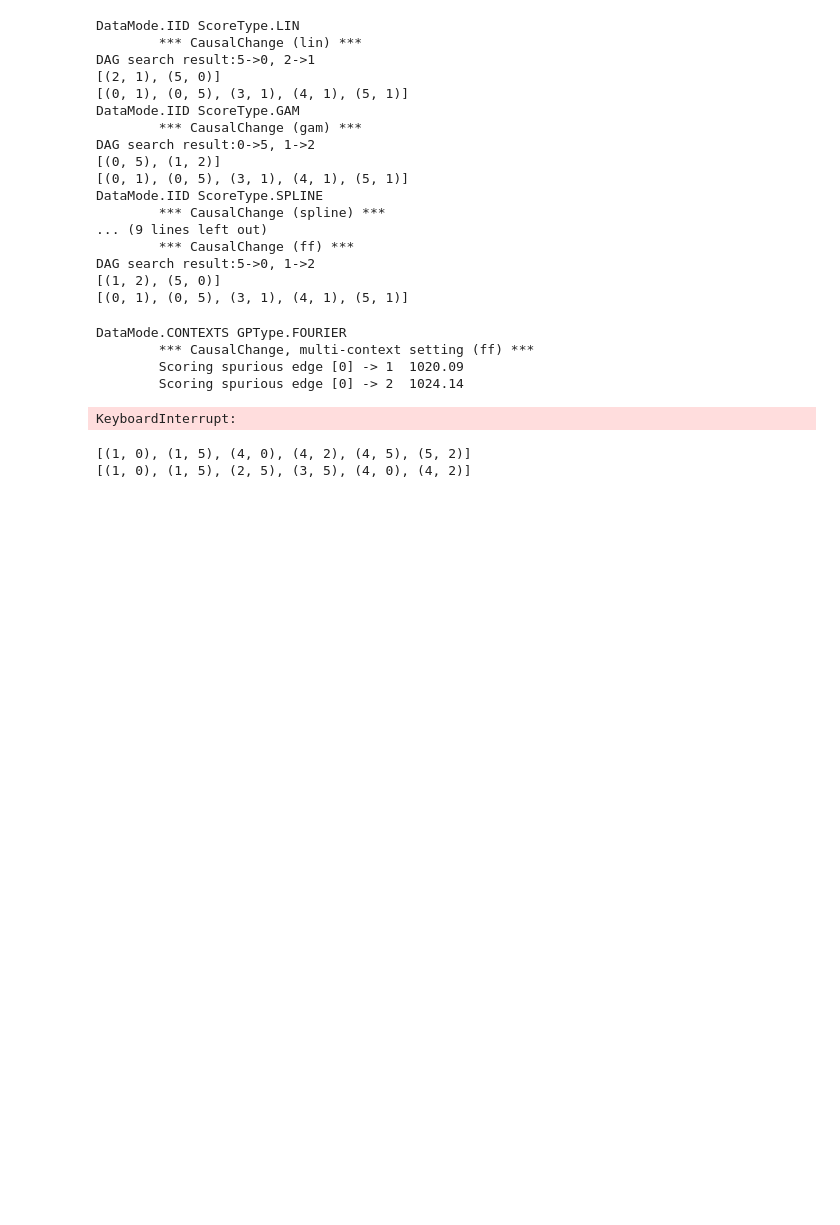
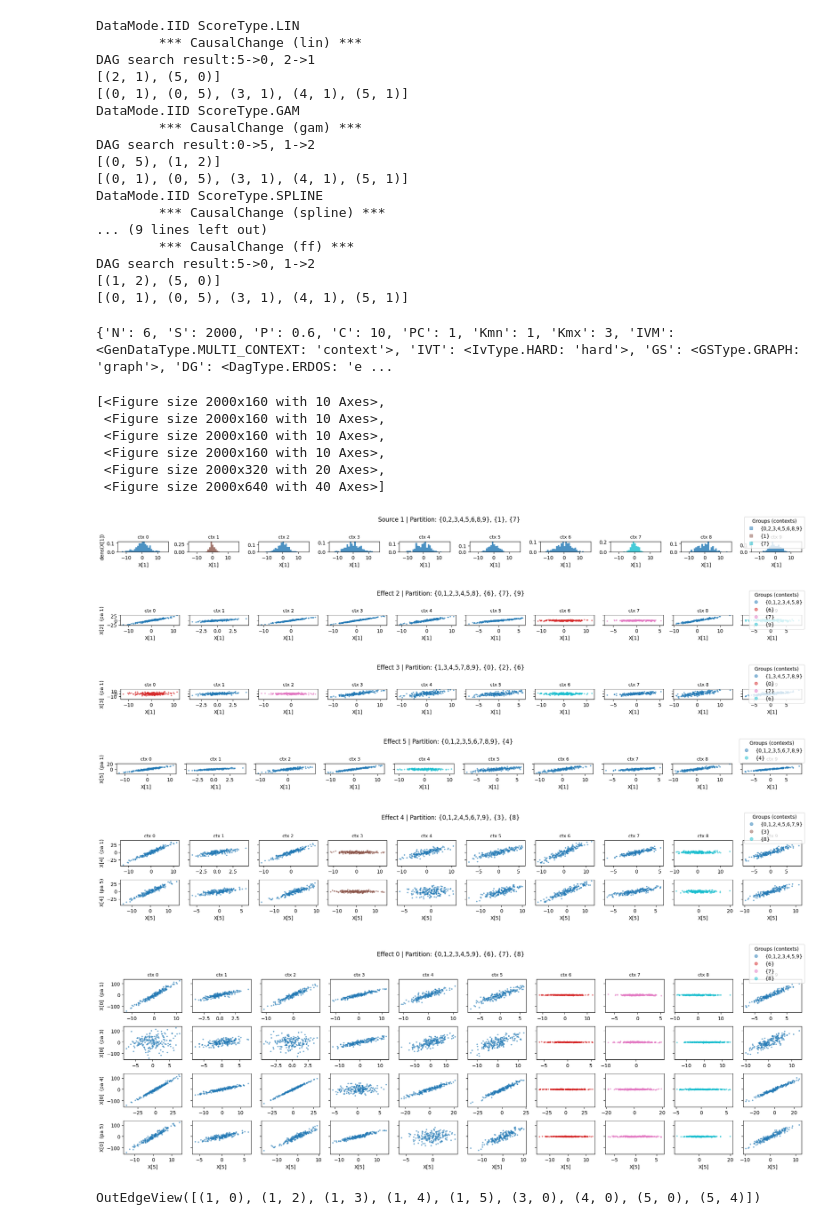
Before and after one commit to srhmm/causalchange, a Jupyter notebook: demo/demo_causalchange.ipynb, the cells around one changed output. Saved outputs shown, nothing was run; the diff lists cells and outputs as text; code cells hidden in the pictures; blank space fills up the shorter version.

```diff
--- a/demo/demo_causalchange.ipynb
+++ b/demo/demo_causalchange.ipynb
@@ -120,15 +120,17 @@ DAG search result:5->0, 1->2
 seed = 42
 
 n_c = 10
+n_s_c = 200
 params = {
     'N': 6,
-    'S': 500,
-    'P': 0.4,
+    'S': n_s_c*n_c,
+    'P': 0.6,
     'C': n_c,
     'PC': 1,
-    'K': 4,
+    'Kmn': 1,
+    'Kmx': 3,
     'IVM': GenDataType.MULTI_CONTEXT,
-    'IVT': IvType.COEF,
+    'IVT': IvType.HARD, #IvType.COEF,
     'GS': GSType.GRAPH,
     'DG': DagType.ERDOS,
     'F': FunType.LIN,
@@ -143,20 +145,24 @@ for c_i in range(len(X)):
 
 pd.DataFrame(nx.to_numpy_array(truths["true_g"])).to_csv('../demo/datasets/synthetic_IID_g.tsv',
                                                          sep='\t', index=False)
+# %% [output]
+{'N': 6, 'S': 2000, 'P': 0.6, 'C': 10, 'PC': 1, 'Kmn': 1, 'Kmx': 3, 'IVM': <GenDataType.MULTI_CONTEXT: 'context'>, 'IVT': <IvType.HARD: 'hard'>, 'GS': <GSType.GRAPH: 'graph'>, 'DG': <DagType.ERDOS: 'e ...
-# %%
-
-cc = CausalChange(data_mode=DataMode.CONTEXTS, score_type=ScoreType.GP.value.FOURIER, graph_search=GraphSearch.TOPIC, vb=4,
-                  truths=truths)
-dag = cc.fit(X)
-# %% [output]
-DataMode.CONTEXTS GPType.FOURIER
-        *** CausalChange, multi-context setting (ff) ***
-        Scoring spurious edge [0] -> 1  1020.09
-        Scoring spurious edge [0] -> 2  1024.14
-KeyboardInterrupt:
-# %%
-print(dag.edges)
-print(true_g.edges)
-# %% [output]
-[(1, 0), (1, 5), (4, 0), (4, 2), (4, 5), (5, 2)]
-[(1, 0), (1, 5), (2, 5), (3, 5), (4, 0), (4, 2)]
+# %%
+truths['_dg'].plot_X()
+# %% [output]
+[<Figure size 2000x160 with 10 Axes>,
+ <Figure size 2000x160 with 10 Axes>,
+ <Figure size 2000x160 with 10 Axes>,
+ <Figure size 2000x160 with 10 Axes>,
+ <Figure size 2000x320 with 20 Axes>,
+ <Figure size 2000x640 with 40 Axes>]
+[figure, added]
+[figure, added]
+[figure, added]
+[figure, added]
+[figure, added]
+[figure, added]
+# %%
+truths['true_g'].edges
+# %% [output]
+OutEdgeView([(1, 0), (1, 2), (1, 3), (1, 4), (1, 5), (3, 0), (4, 0), (5, 0), (5, 4)])
```
Also changed, not shown: parts of 4 cells of this notebook, 26 other files.
